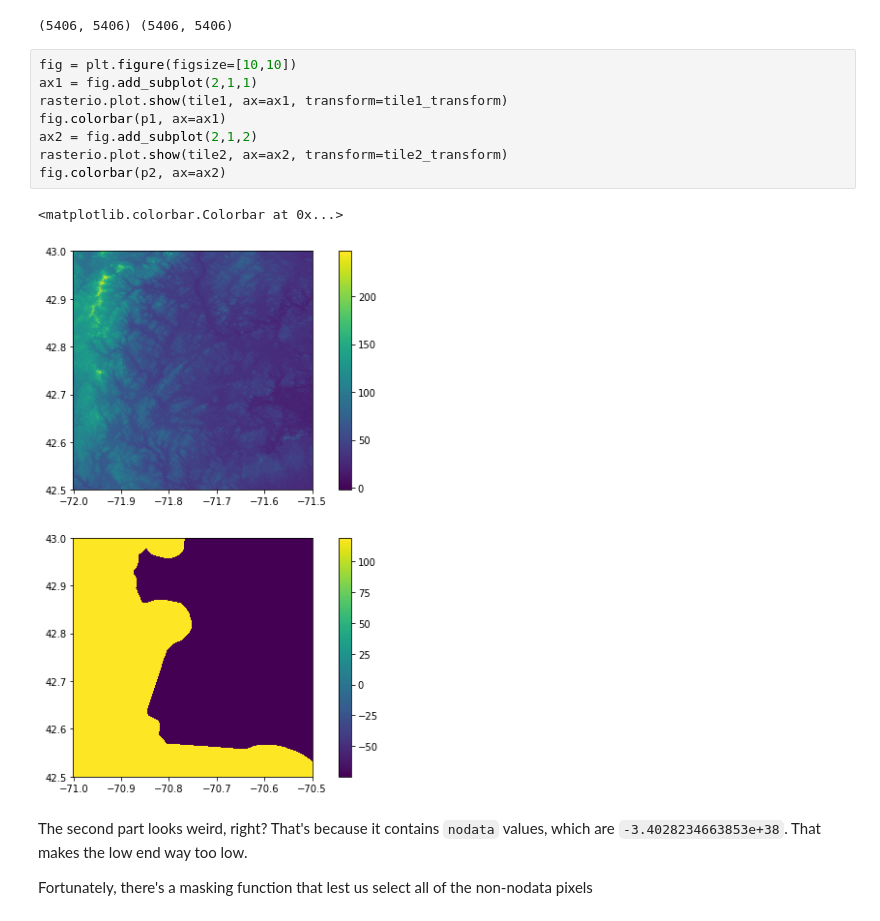
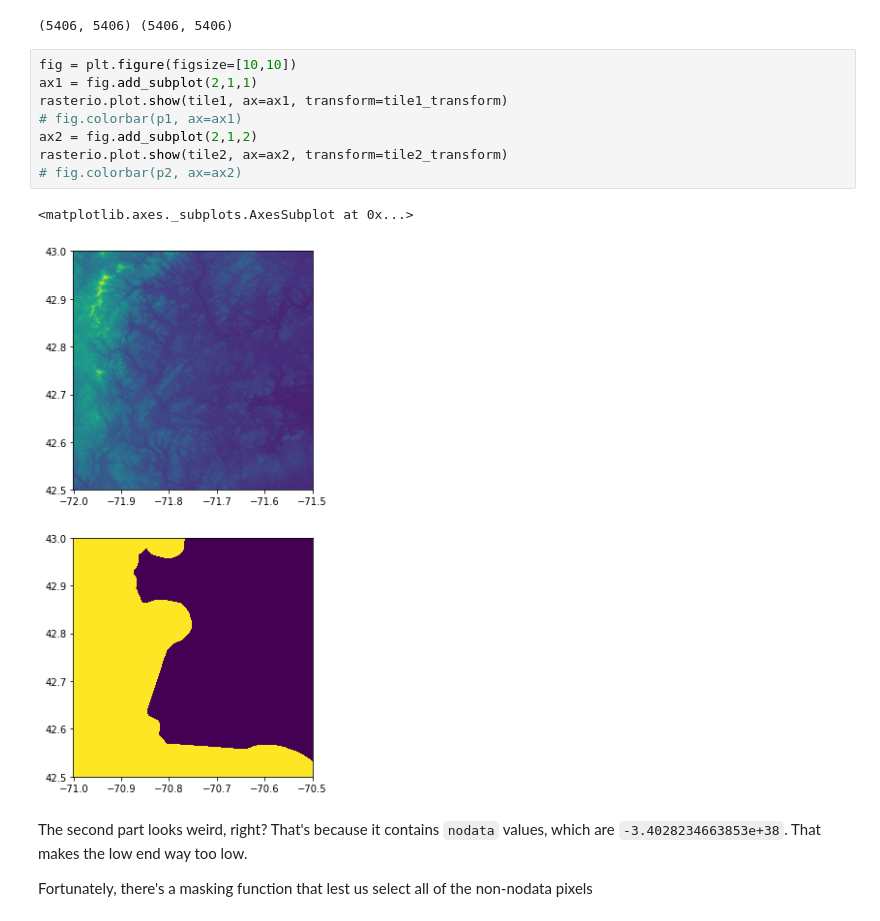
Before and after one commit to bwsi-hadr/07-satellite-image-processing-dylan-pham, a Jupyter notebook: 07b_Integrating_raster_and_vector_GIS_data.ipynb, the cells around one changed output. Saved outputs shown, nothing was run; the diff lists cells and outputs as text.

```diff
--- a/07b_Integrating_raster_and_vector_GIS_data.ipynb
+++ b/07b_Integrating_raster_and_vector_GIS_data.ipynb
@@ -137,14 +155,14 @@ print(tile1.shape, tile2.shape)
 # %%
 fig = plt.figure(figsize=[10,10])
 ax1 = fig.add_subplot(2,1,1)
 rasterio.plot.show(tile1, ax=ax1, transform=tile1_transform)
-fig.colorbar(p1, ax=ax1)
+# fig.colorbar(p1, ax=ax1)
 ax2 = fig.add_subplot(2,1,2)
 rasterio.plot.show(tile2, ax=ax2, transform=tile2_transform)
-fig.colorbar(p2, ax=ax2)
+# fig.colorbar(p2, ax=ax2)
 # %% [output]
-<matplotlib.colorbar.Colorbar at 0x...>
+<matplotlib.axes._subplots.AxesSubplot at 0x...>
-[figure, old version]
+[figure, new version]
 # %% [markdown]
 The second part looks weird, right? That's because it contains `nodata` values, which are `-3.4028234663853e+38`. That makes the low end way too low.
 
```
Also changed, not shown: parts of 2 cells of this notebook.
